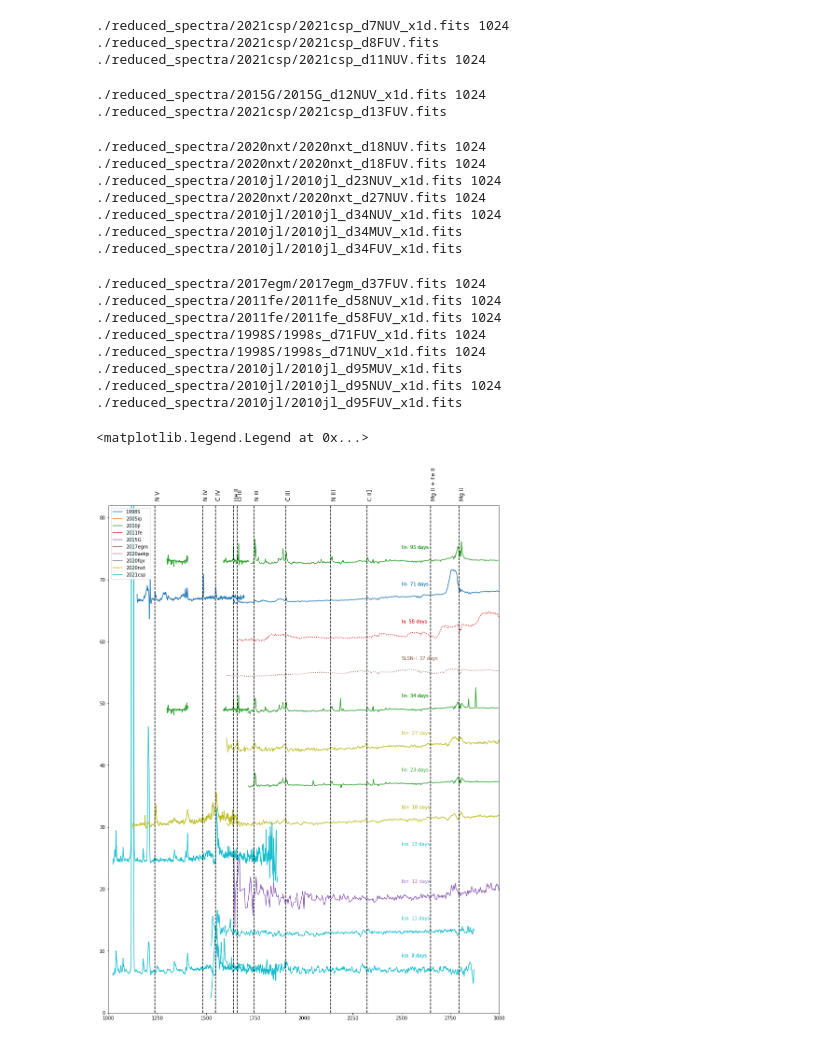
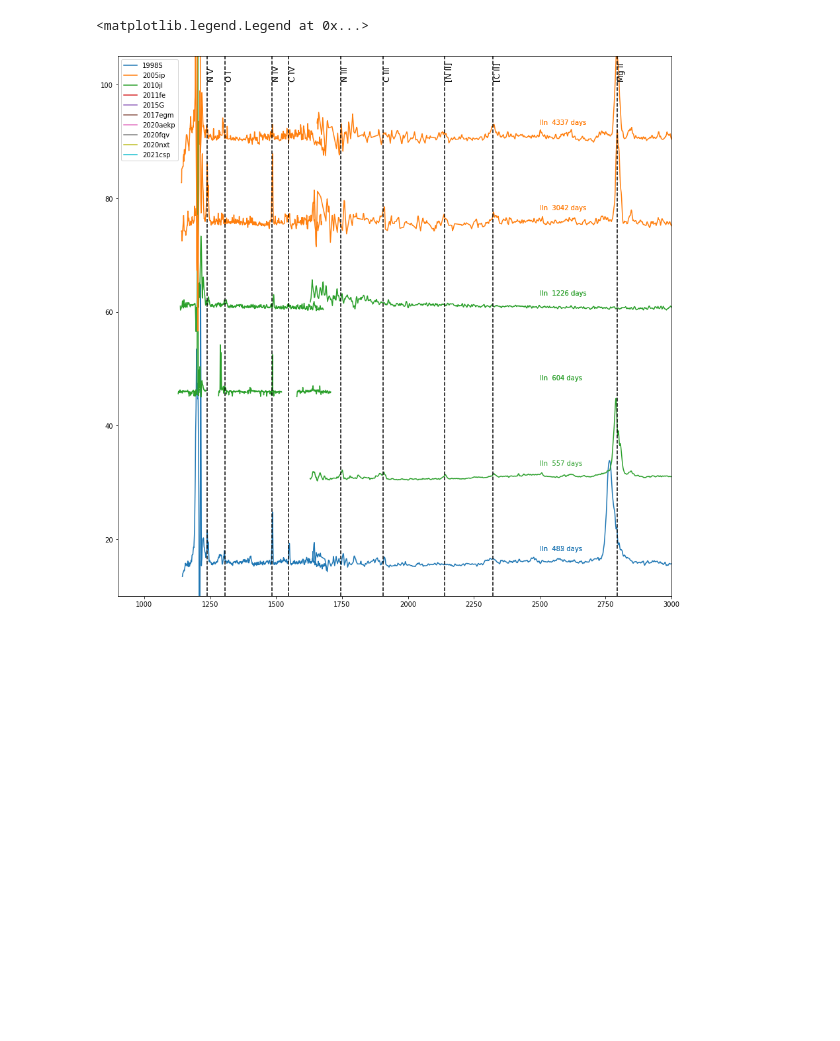
Before and after one commit to Anika019/UV_interaction_SN, a Jupyter notebook: plot.ipynb, the cells around one changed output. Drawn from its saved outputs; the diff is of its cells as text; code cells hidden in the pictures; blank space fills up the shorter version.

Commit message:
update plot notebook

```diff
--- a/plot.ipynb
+++ b/plot.ipynb
@@ -47,7 +47,8 @@ z_dict = {'2010jl':0.0107,
           '2015G': 0.0045,
           '2021csp':0.083,
           '2017egm':0.030721,
-          '2020fqv':0.007522}
+          '2020fqv':0.007522,
+          '1995N':0.00617}
 
 type_dict = {'2010jl':'IIn',
           '2005ip':'IIn',
@@ -58,4 +59,8 @@ type_dict = {'2010jl':'IIn',
           '2015G': 'Ibn',
           '2021csp':'Icn',
           '2017egm':'SLSN-I',
-          '2020fqv':'Ia'}
+          '2020fqv':'Ia',
+          '1995N':'IIn'}
+# %%
+with fits.open('./reduced_spectra/2010jl/2010jl_d34MUV_x1d.fits') as f:
+    print(len(f[1].data))
@@ -61,0 +72,4 @@ type_dict = {'2010jl':'IIn',
+# %%
+
+for j in range(2):
+    print(j+1)
@@ -93,7 +247,7 @@ def plot_spec(fname, color, convolve_kernal, z = 0., shift = 0, linestyle = '-',
 # %%
 from astropy.convolution import Gaussian1DKernel, convolve
 
-plt.figure(figsize=(15, 20))
+plt.figure(figsize=(15, 15))
 g = Gaussian1DKernel(stddev=1)
 
 wav_bin = np.zeros(1024)
@@ -111,62 +265,43 @@ for name in at.unique(spec_log, keys = 'name')['name']:
 
 shift = 0
 
 for i in range(len(spec_log)):
     spec=  spec_log[i]
     z = z_dict[spec['name']]
     if (type_dict[spec['name']][-1] !='n')& (type_dict[spec['name']][-1]!='M'):
         linestyle = ':'
     else:
         linestyle = '-'
-    if spec['phase']<100 and spec['name']!='2020fqv':
-        if i>0 and (((spec['phase']-spec_log[i-1]['phase'])>1) | (spec['name']!=spec_log[i-1]['name'])):
-            shift+=6
+    if spec['phase']>400 and spec['name']!='2020fqv' and spec['file']!='./reduced_spectra/2010jl/2010jl_d1616NUV_x1d.fits':
+        if i>0 and (((spec['phase']-spec_log[i-1]['phase'])>4) | (spec['name']!=spec_log[i-1]['name'])):
+            shift+=15
         if spec['name'] == '2021csp' and 'FUV' in spec['file']:
             print(spec['file'])
             plot_spec(spec['file'], color_dict[spec['name']], g, shift = shift, z = z, linestyle = linestyle
-                      , bin_f = True, bin_size = 8)
-        elif (spec['name'] == '2010jl' and (('FUV' in spec['file'])or('MUV' in spec['file']))):
-            print(spec['file'])
+                      , bin_f = True, bin_size = 16)
+        elif (spec['name'] == '2010jl' and (('FUV' in spec['file'])or('MUV' in spec['file'])) and ('1226' not in spec['file'])):
+#            print(spec['file'])
             plot_spec(spec['file'], color_dict[spec['name']], g, shift = shift, z = z, linestyle = linestyle
                       , bin_f = True, bin_size = 32)
         else:
             plot_spec(spec['file'], color_dict[spec['name']], g, shift = shift, z = z, linestyle = linestyle)
         plt.text(2500, shift+3, type_dict[spec['name']] + '  '+str(spec['phase'])+' days', color = color_dict[spec['name']])
 
 
 
-xcoords=[1238,1484  ,1548  ,1640  ,1660    ,1746   ,1907   ,2139   ,2323   ,2650           , 2795  ]
+xcoords=[1238, 1305.5,1484  ,1548  ,1746   ,1907   ,2139   ,2323, 2795  ]
 #xcoords=np.asarray(xcoords)*1.e-4
-names=['N V' ,'N IV','C IV','He II','O III','N III','C III','N II]','C II]','Mg II + Fe II','Mg II']
+names=['N V', 'O I','N IV','C IV','N III','C III','[N II]','[C II]','Mg II']
+
 
 for i in range(len(xcoords)):
     plt.axvline(x=xcoords[i],ymax=1,color='black',linestyle='--')
     plt.text(xcoords[i],shift+11,names[i],rotation=90,fontsize=12)
     #plt.text(xcoords[i],4.6e-17,names[i],rotation=90)
 
-plt.xlim(1000, 3000)
-plt.ylim(0, shift+10)
+plt.xlim(900, 3000)
+plt.ylim(10, shift+15)
 plt.legend()
 # %% [output]
-./reduced_spectra/2021csp/2021csp_d7NUV_x1d.fits 1024
-./reduced_spectra/2021csp/2021csp_d8FUV.fits
-./reduced_spectra/2021csp/2021csp_d11NUV.fits 1024
+<matplotlib.legend.Legend at 0x...>
-./reduced_spectra/2015G/2015G_d12NUV_x1d.fits 1024
-./reduced_spectra/2021csp/2021csp_d13FUV.fits
-./reduced_spectra/2020nxt/2020nxt_d18NUV.fits 1024
-./reduced_spectra/2020nxt/2020nxt_d18FUV.fits 1024
-./reduced_spectra/2010jl/2010jl_d23NUV_x1d.fits 1024
-./reduced_spectra/2020nxt/2020nxt_d27NUV.fits 1024
-./reduced_spectra/2010jl/2010jl_d34NUV_x1d.fits 1024
-./reduced_spectra/2010jl/2010jl_d34MUV_x1d.fits
-./reduced_spectra/2010jl/2010jl_d34FUV_x1d.fits
-./reduced_spectra/2017egm/2017egm_d37FUV.fits 1024
-./reduced_spectra/2011fe/2011fe_d58NUV_x1d.fits 1024
-./reduced_spectra/2011fe/2011fe_d58FUV_x1d.fits 1024
-./reduced_spectra/1998S/1998s_d71FUV_x1d.fits 1024
-./reduced_spectra/1998S/1998s_d71NUV_x1d.fits 1024
-./reduced_spectra/2010jl/2010jl_d95MUV_x1d.fits
-./reduced_spectra/2010jl/2010jl_d95NUV_x1d.fits 1024
-./reduced_spectra/2010jl/2010jl_d95FUV_x1d.fits
-<matplotlib.legend.Legend at 0x...>
-[figure, old version]
+[figure, new version]
```
Also changed, not shown: parts of 24 cells of this notebook, 17 other files.
